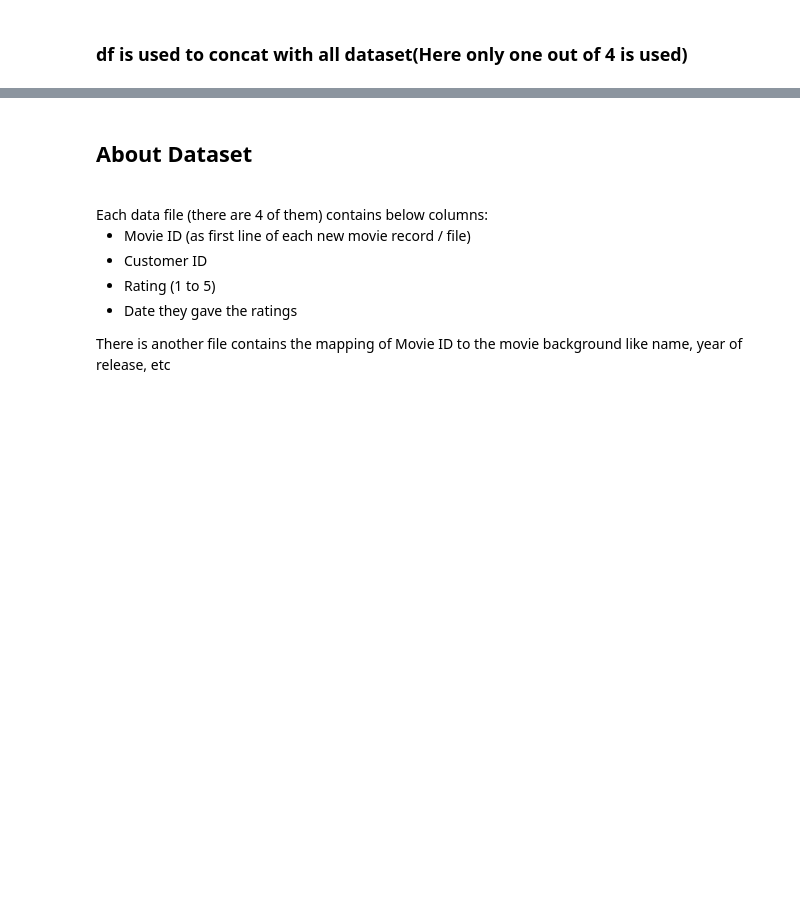
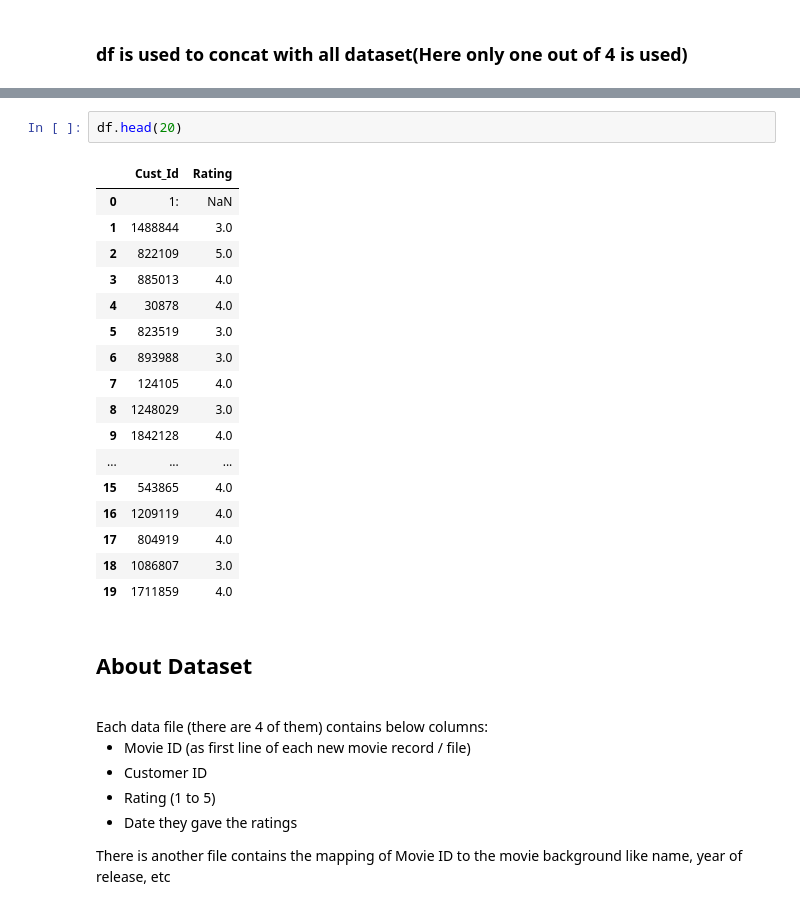
Before and after one commit to theroyalraj/Machine-Learning, a Jupyter notebook: NF-Recommnedation-System.ipynb, the cells around one changed output, grey strips where cells are left out. Cells and saved outputs as stored; diff of their text form; blank space fills up the shorter version.

```diff
--- a/NF-Recommnedation-System.ipynb
+++ b/NF-Recommnedation-System.ipynb
@@ -59,3 +59,23 @@ df.shape
+# %%
+df.head(20)
+# %% [output]
+|  | Cust_Id | Rating |
+| 0 | 1: | NaN |
+| 1 | 1488844 | 3.0 |
+| 2 | 822109 | 5.0 |
+| 3 | 885013 | 4.0 |
+| 4 | 30878 | 4.0 |
+| 5 | 823519 | 3.0 |
+| 6 | 893988 | 3.0 |
+| 7 | 124105 | 4.0 |
+| 8 | 1248029 | 3.0 |
+| 9 | 1842128 | 4.0 |
+| ... | ... | ... |
+| 15 | 543865 | 4.0 |
+| 16 | 1209119 | 4.0 |
+| 17 | 804919 | 4.0 |
+| 18 | 1086807 | 3.0 |
+| 19 | 1711859 | 4.0 |
 # %% [markdown]
 <h2>About Dataset</h2><br>
     Each data file (there are 4 of them) contains below columns:
```
Also changed, not shown: parts of 14 cells of this notebook.
